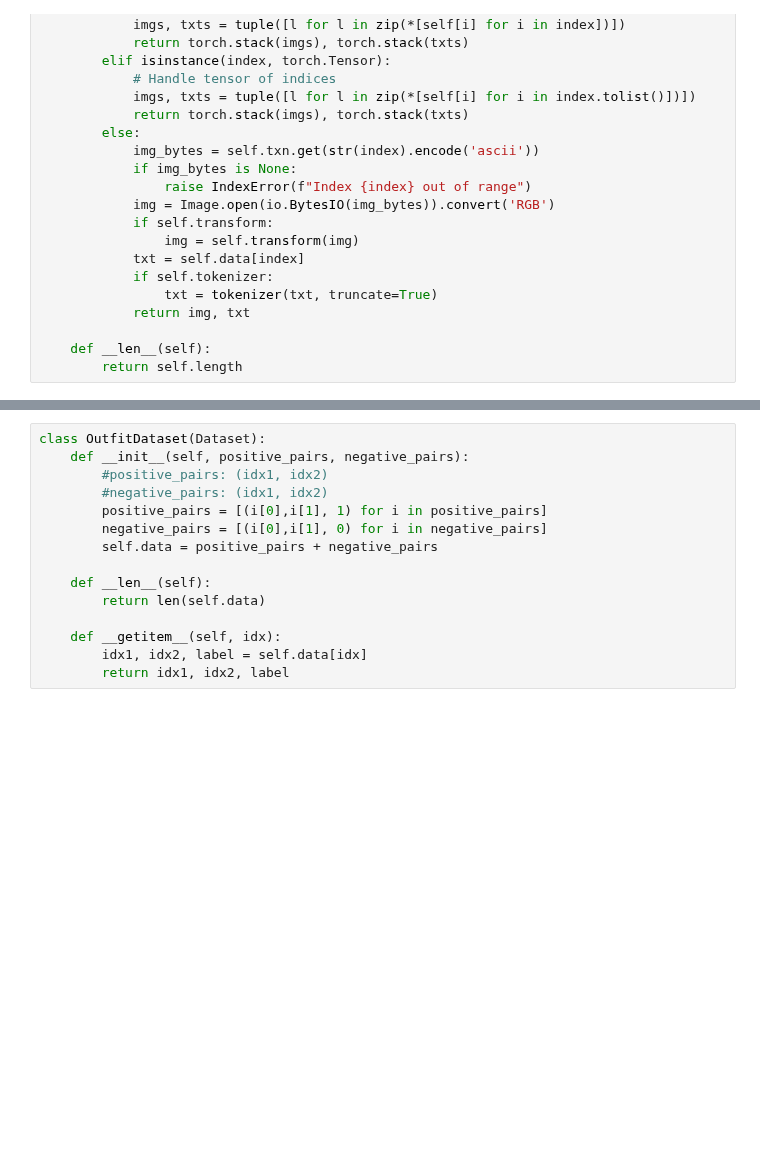
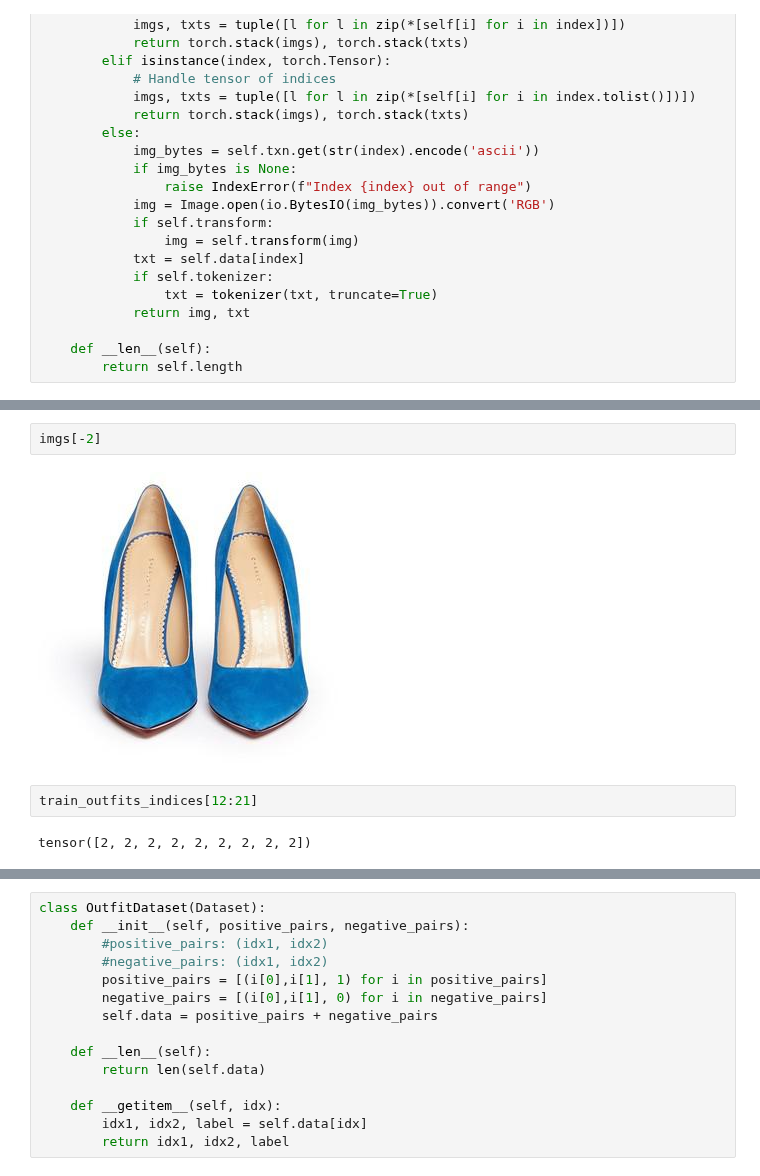
Before and after one commit to Alijgh003/StyleMind-GNN, a Jupyter notebook: clipGarmentEmbedding.ipynb, the cells around one changed output, grey strips where cells are left out. Saved outputs shown, nothing was run; the diff lists cells and outputs as text; blank space fills up the shorter version.

```diff
--- a/clipGarmentEmbedding.ipynb
+++ b/clipGarmentEmbedding.ipynb
@@ -232,0 +313,8 @@ class GarmentDataset(Dataset):
+# %%
+imgs[-2]
+# %% [output]
+[figure, added]
+# %%
+train_outfits_indices[12:21]
+# %% [output]
+tensor([2, 2, 2, 2, 2, 2, 2, 2, 2])
```
Also changed, not shown: parts of 14 cells of this notebook.
